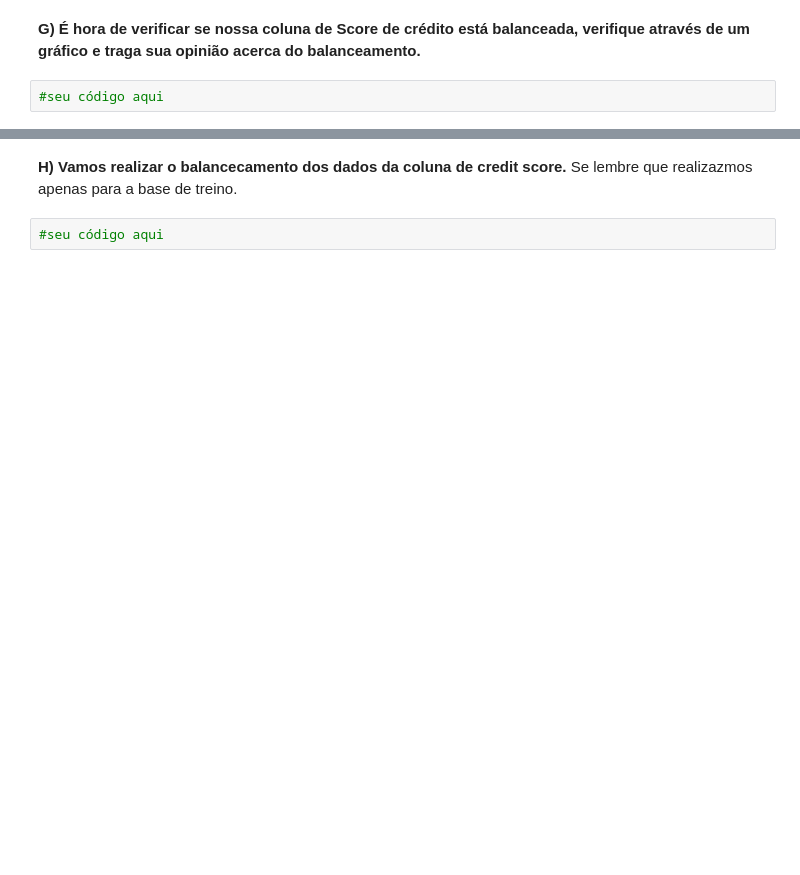
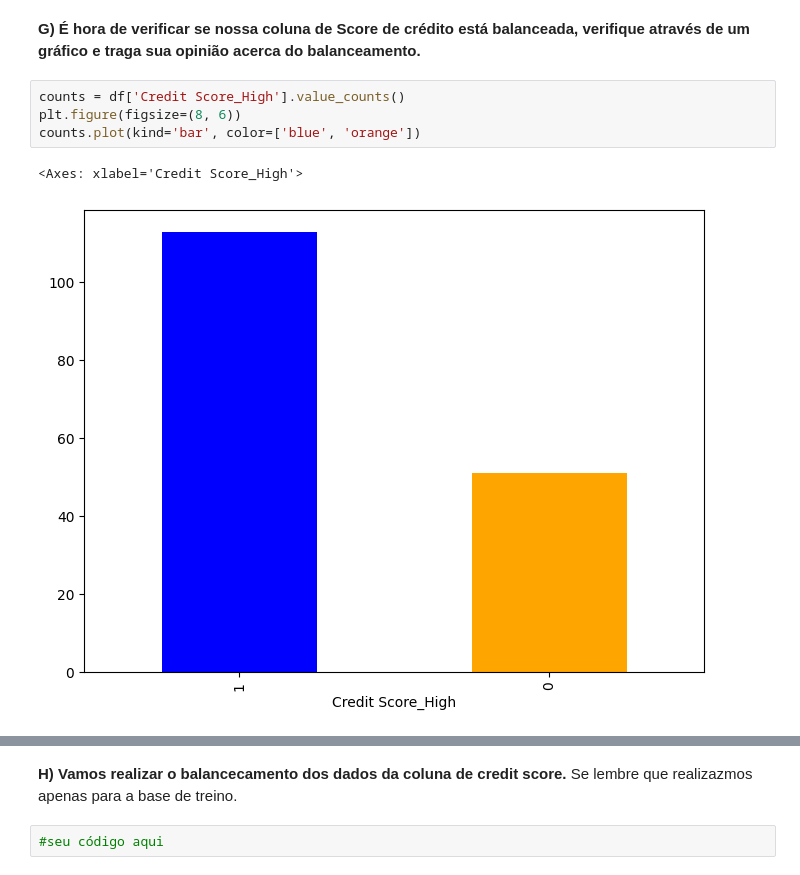
Before and after one commit to TierryW/Ciencia_de_Dados, a Jupyter notebook: Pre_Modelagem_3/Profissao Cientista de Dados M17 Projeto.ipynb, the cells around one changed output, grey strips where cells are left out. Saved outputs shown, nothing was run; the diff lists cells and outputs as text; blank space fills up the shorter version.

```diff
--- a/Pre_Modelagem_3/Profissao Cientista de Dados M17 Projeto.ipynb
+++ b/Pre_Modelagem_3/Profissao Cientista de Dados M17 Projeto.ipynb
@@ -430,4 +561,9 @@ df.head()
 # %% [markdown]
 **G) É hora de verificar se nossa coluna de Score de crédito está balanceada, verifique através de um gráfico e traga sua opinião acerca do balanceamento.**
-# %%
-#seu código aqui
+# %%
+counts = df['Credit Score_High'].value_counts()
+plt.figure(figsize=(8, 6))
+counts.plot(kind='bar', color=['blue', 'orange'])
+# %% [output]
+<Axes: xlabel='Credit Score_High'>
+[figure, added]
```
Also changed, not shown: parts of 19 cells of this notebook, 4 other files.
